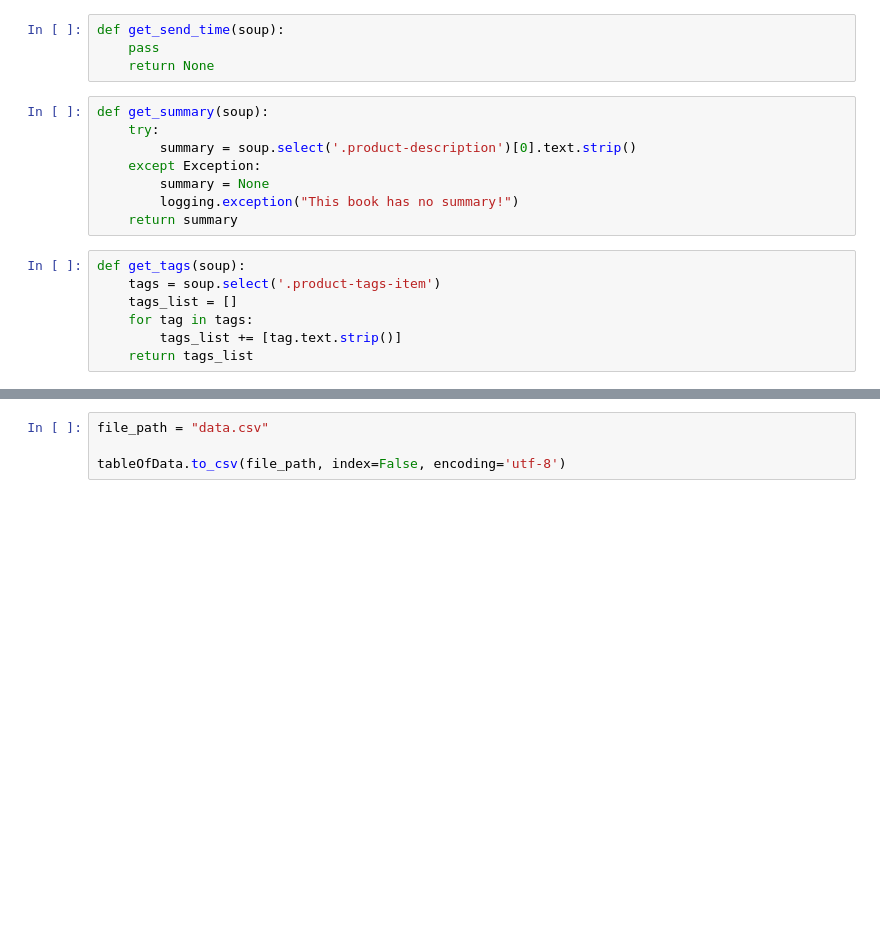
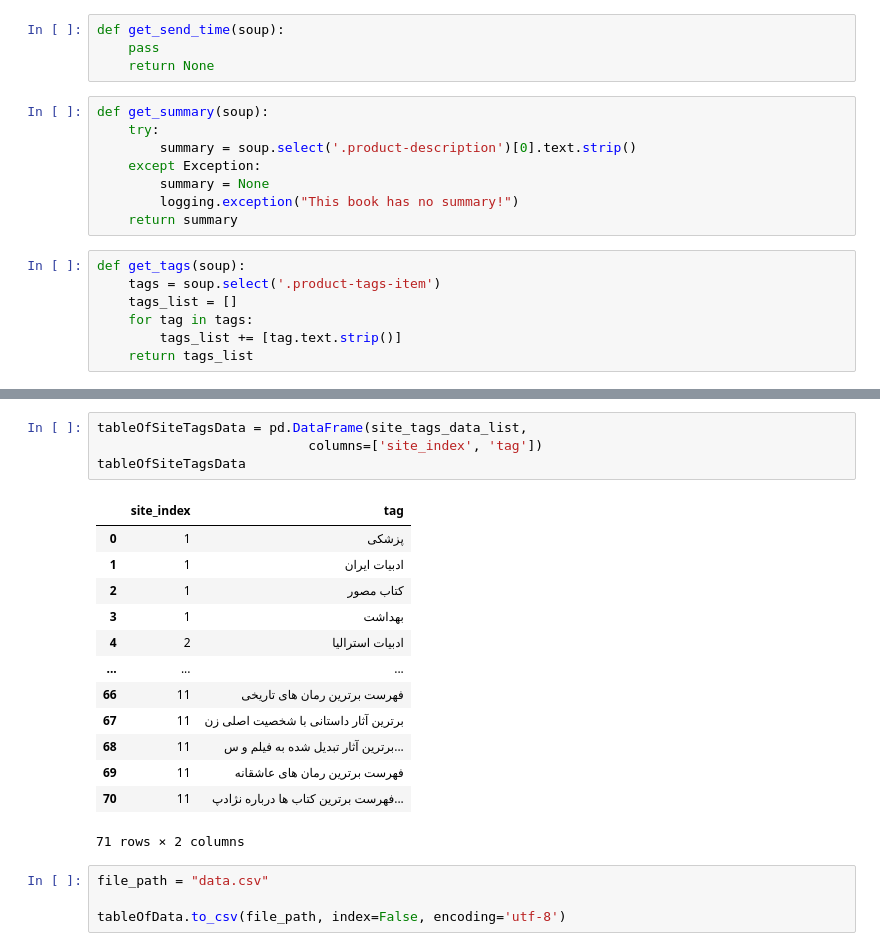
Before and after one commit to sanoooavi/Booktopia, a Jupyter notebook: scrap.ipynb, the cells around one changed output, grey strips where cells are left out. Drawn from its saved outputs; the diff is of its cells as text; blank space fills up the shorter version.

```diff
--- a/scrap.ipynb
+++ b/scrap.ipynb
@@ -215,3 +250,21 @@ tableOfData
+# %%
+tableOfSiteTagsData = pd.DataFrame(site_tags_data_list,
+                           columns=['site_index', 'tag'])
+tableOfSiteTagsData
+# %% [output]
+|  | site_index | tag |
+| 0 | 1 | پزشکی |
+| 1 | 1 | ادبیات ایران |
+| 2 | 1 | کتاب مصور |
+| 3 | 1 | بهداشت |
+| 4 | 2 | ادبیات استرالیا |
+| ... | ... | ... |
+| 66 | 11 | فهرست برترین رمان های تاریخی |
+| 67 | 11 | برترین آثار داستانی با شخصیت اصلی زن |
+| 68 | 11 | برترین آثار تبدیل شده به فیلم و س... |
+| 69 | 11 | فهرست برترین رمان های عاشقانه |
+| 70 | 11 | فهرست برترین کتاب ها درباره نژادپ... |
+71 rows × 2 columns
 # %%
 file_path = "data.csv"
 
```
Also changed, not shown: parts of 8 cells of this notebook.
